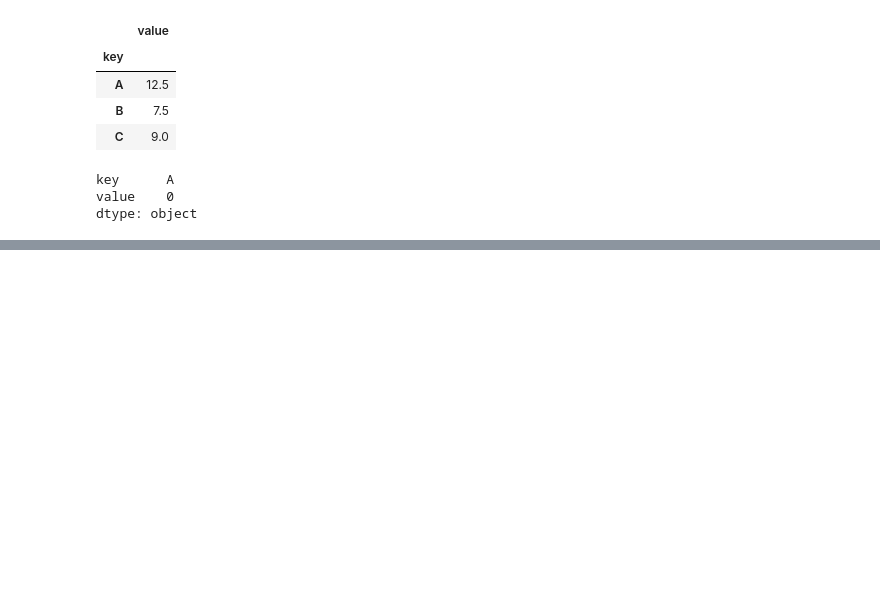
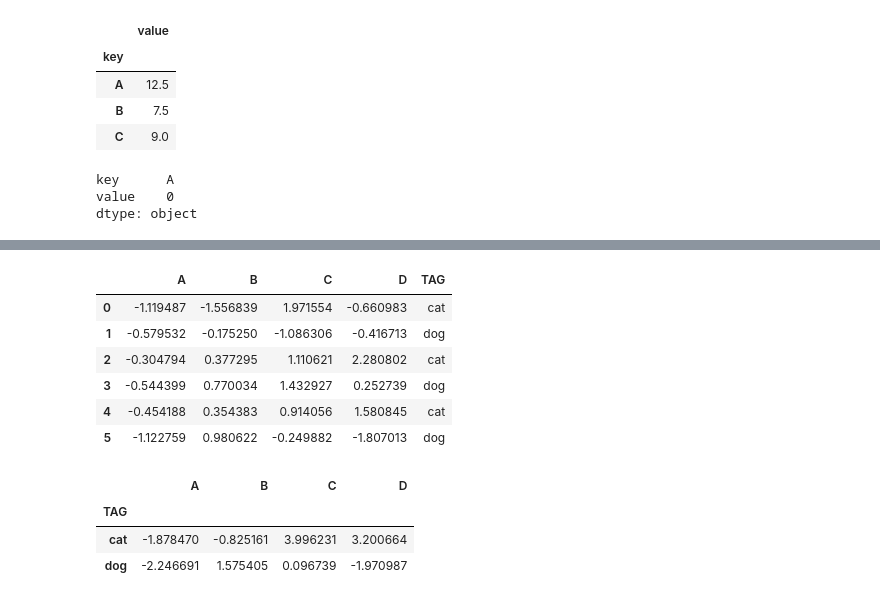
Before and after one commit to hornsey/pythonlearn, a Jupyter notebook: notebook1/pandas2.ipynb, the cells around one changed output, grey strips where cells are left out. Saved outputs shown, nothing was run; the diff lists cells and outputs as text; code cells hidden in the pictures; blank space fills up the shorter version.

```diff
--- a/notebook1/pandas2.ipynb
+++ b/notebook1/pandas2.ipynb
@@ -29,0 +166,19 @@ dtype: object
+# %%
+df['TAG'] = ['cat', 'dog', 'cat', 'dog', 'cat', 'dog']
+# %%
+df
+# %% [output]
+|  | A | B | C | D | TAG |
+| 0 | -1.119487 | -1.556839 | 1.971554 | -0.660983 | cat |
+| 1 | -0.579532 | -0.175250 | -1.086306 | -0.416713 | dog |
+| 2 | -0.304794 | 0.377295 | 1.110621 | 2.280802 | cat |
+| 3 | -0.544399 | 0.770034 | 1.432927 | 0.252739 | dog |
+| 4 | -0.454188 | 0.354383 | 0.914056 | 1.580845 | cat |
+| 5 | -1.122759 | 0.980622 | -0.249882 | -1.807013 | dog |
+# %%
+df.groupby('TAG').sum()
+# %% [output]
+|  | A | B | C | D |
+| TAG |  |  |  |  |
+| cat | -1.878470 | -0.825161 | 3.996231 | 3.200664 |
+| dog | -2.246691 | 1.575405 | 0.096739 | -1.970987 |
```
Also changed, not shown: parts of 16 cells of this notebook, 10 other files.
